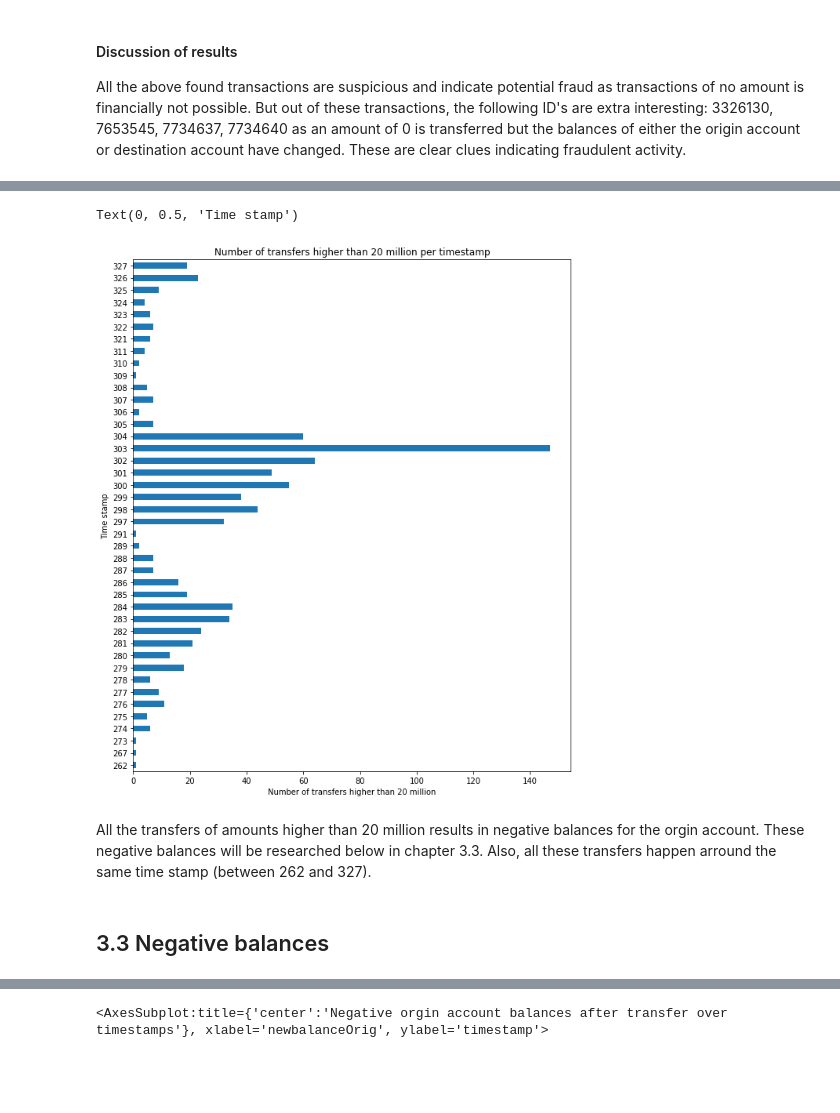
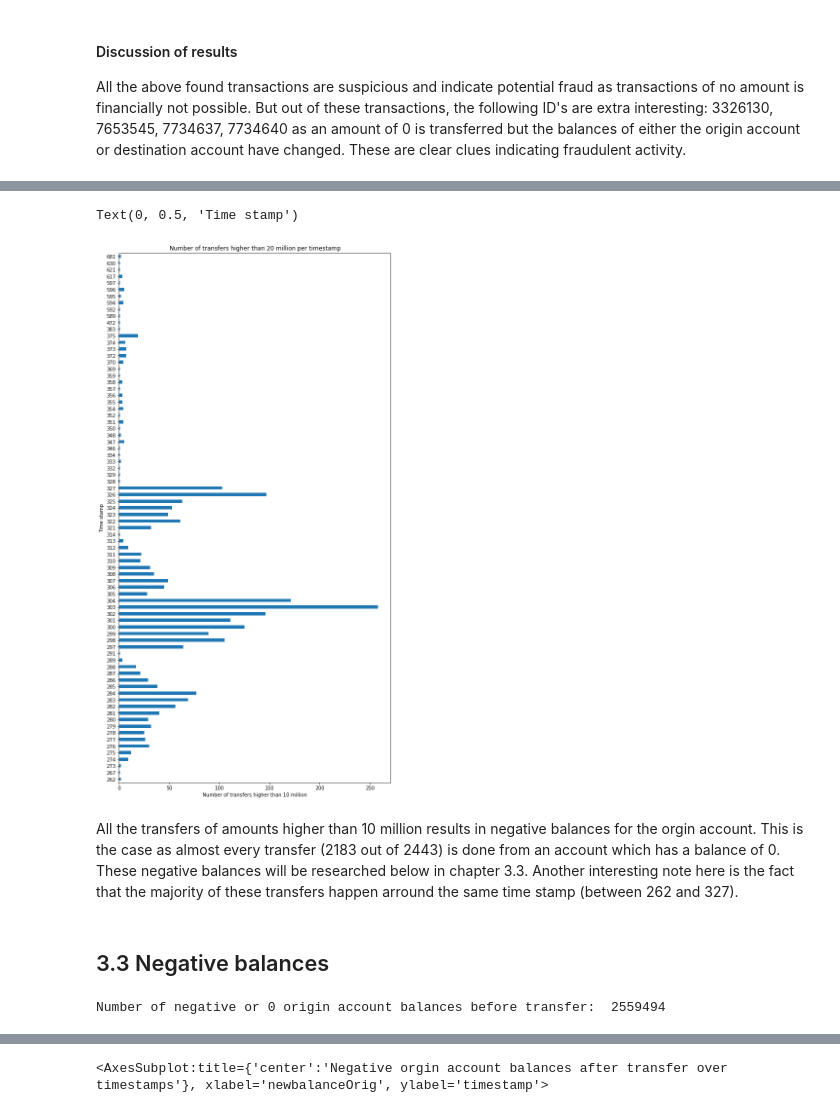
Before and after one commit to eboateng/FoDA, a Jupyter notebook: Assignment 1/Assignment1_group2.ipynb, the cells around one changed output, grey strips where cells are left out. Drawn from its saved outputs; the diff is of its cells as text; code cells hidden in the pictures; blank space fills up the shorter version.

```diff
--- a/Assignment 1/Assignment1_group2.ipynb
+++ b/Assignment 1/Assignment1_group2.ipynb
@@ -370,5 +385,5 @@ All the above found transactions are suspicious and indicate potential fraud as
 # %%
-# New df with only transfers of 20 milion or higher
-df_maxamount = df[(df['amount'] > 20000000)]
+# New df with only transfers of 10 milion or higher
+df_maxamount = df[(df['amount'] > 10000000)]
 print('Number of transfers with an amount of 20 milion or higher : ',len(df_maxamount))
 # %% [output]
@@ -381,11 +411,16 @@ Name: newbalanceOrig, dtype: int64
 # %%
-ax = df_maxamount['timestamp'].value_counts().sort_index().plot(kind = 'barh',figsize=(10,12),title='Number of transfers higher than 20 million per timestamp')
-ax.set_xlabel("Number of transfers higher than 20 million")
+ax = df_maxamount['timestamp'].value_counts().sort_index().plot(kind = 'barh',figsize=(10,20),title='Number of transfers higher than 20 million per timestamp')
+ax.set_xlabel("Number of transfers higher than 10 million")
 ax.set_ylabel("Time stamp")
 # %% [output]
 Text(0, 0.5, 'Time stamp')
-[figure, old version]
+[figure, new version]
 # %% [markdown]
-All the transfers of amounts higher than 20 million results in negative balances for the orgin account. These negative balances will be researched below in chapter 3.3. Also, all these transfers happen arround the same time stamp (between 262 and 327).
+All the transfers of amounts higher than 10 million results in negative balances for the orgin account. This is the case as almost every transfer (2183 out of 2443) is done from an account which has a balance of 0. These negative balances will be researched below in chapter 3.3. Another interesting note here is the fact that the majority of these transfers happen arround the same time stamp (between 262 and 327).
 # %% [markdown]
 ## 3.3 Negative balances
+# %%
+df_negativebalance = df[(df['oldbalanceOrig'] <= 0)]
+print('Number of negative or 0 origin account balances before transfer: ', len(df_negativebalance))
+# %% [output]
+Number of negative or 0 origin account balances before transfer:  2559494
```
Also changed, not shown: parts of 20 cells of this notebook.
